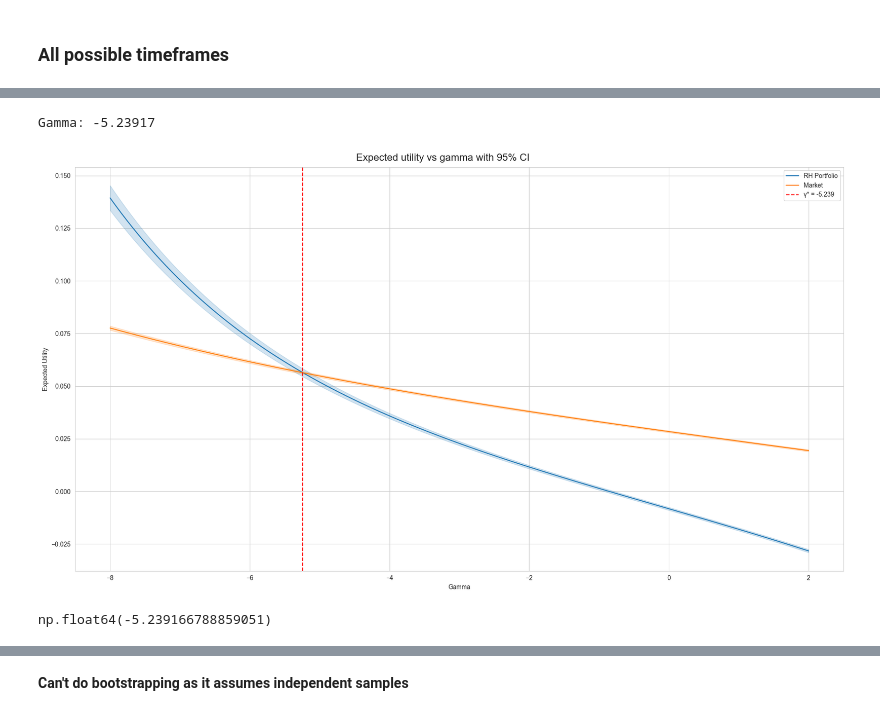
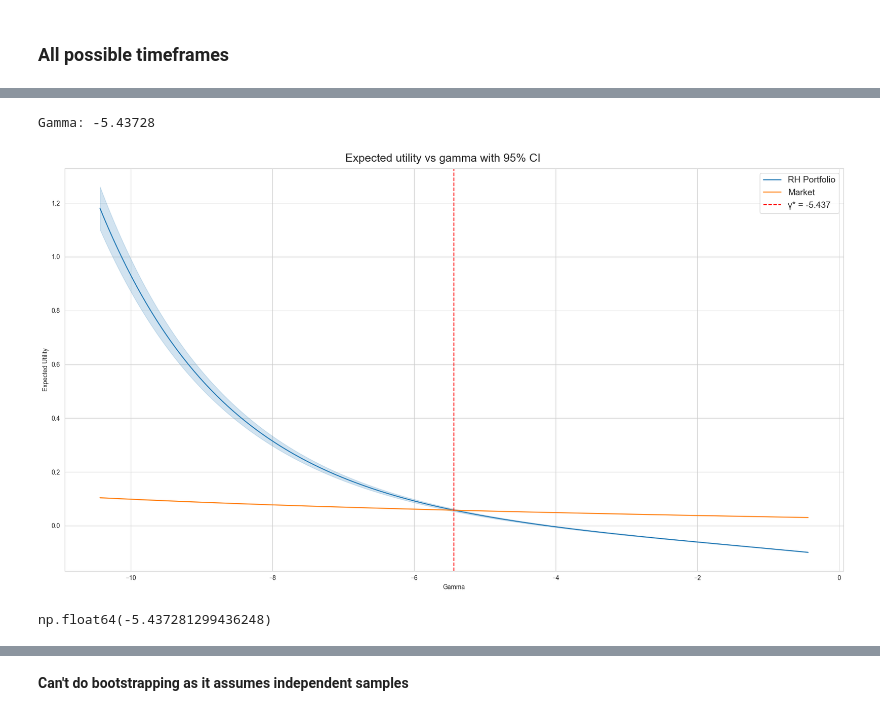
Before and after one commit to FedericoCortesi/Robinhood_data, a Jupyter notebook: notebooks/risk_tests.ipynb, the cells around one changed output, grey strips where cells are left out. Saved outputs shown, nothing was run; the diff lists cells and outputs as text; code cells hidden in the pictures.

```diff
--- a/notebooks/risk_tests.ipynb
+++ b/notebooks/risk_tests.ipynb
@@ -211,9 +195,12 @@ all_ret_df.describe()
 # %%
-rt.find_cutoff_gamma(df_returns=all_ret_df-1, bounds=(-8,2))
+all_ret_df = rt.build_all_pairs_dataframe()
-# %% [output]
-Gamma: -5.23917
-[figure, removed]
-np.float64(-5.239166788859051)
+# %%
+
+rt.find_cutoff_gamma(df_returns=all_ret_df-1)
+# %% [output]
+Gamma: -5.43728
+[figure, added]
+np.float64(-5.437281299436248)
 # %%
 from src.visuals.plotter import Plotter, ReturnSeries
 
```
Also changed, not shown: parts of 13 cells of this notebook, 3 other files.
